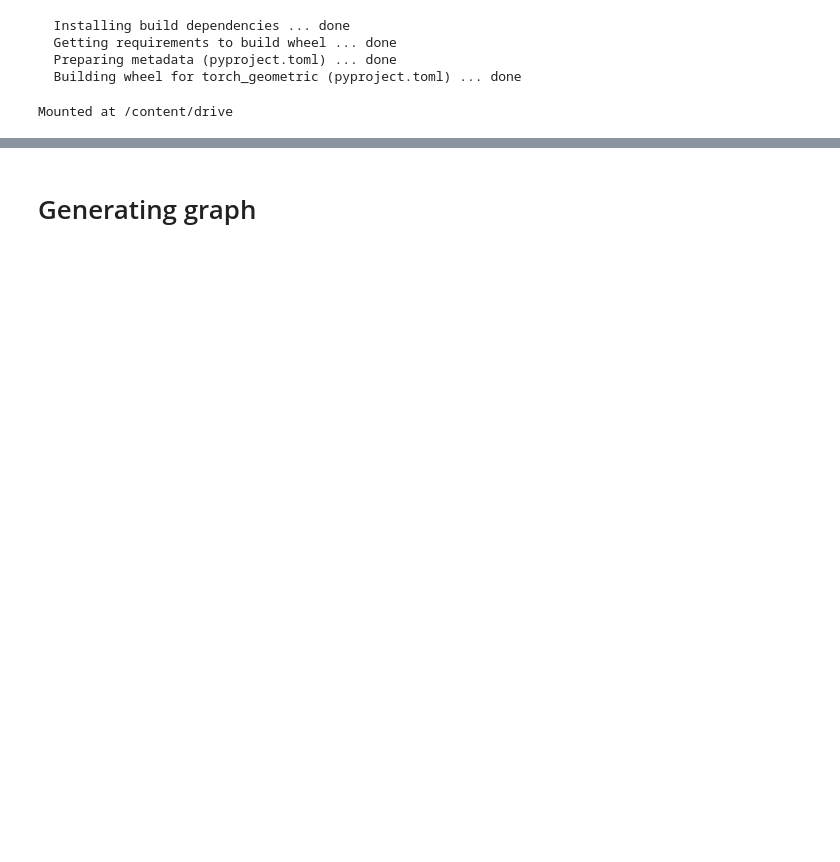
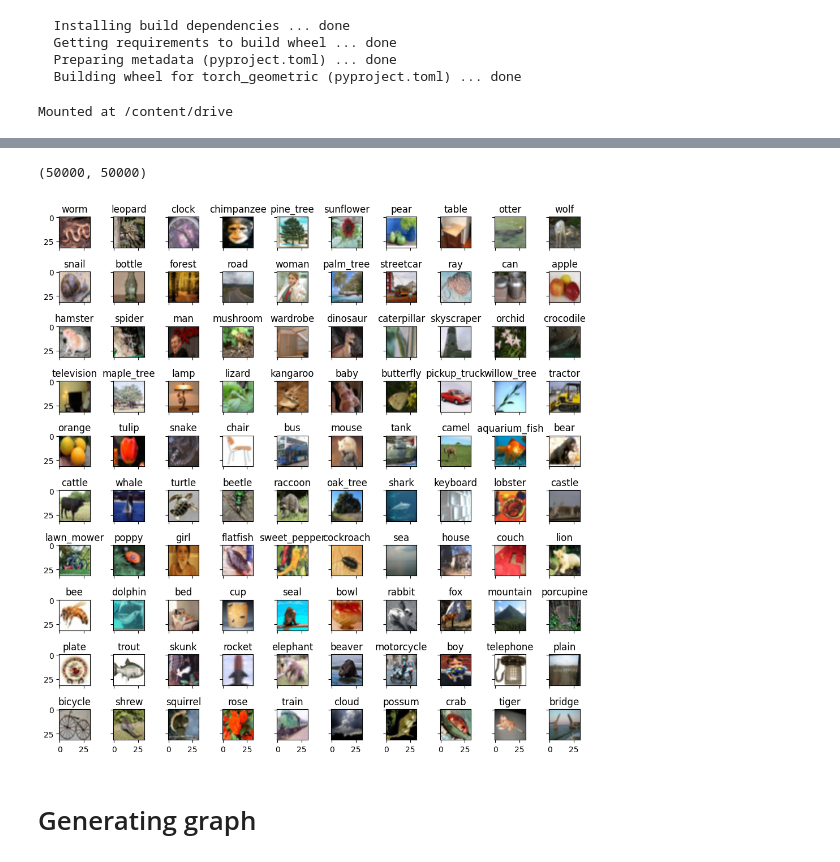
Before and after one commit to hatrg01/GATCLML, a Jupyter notebook: GATMetricLearning.ipynb, the cells around one changed output, grey strips where cells are left out. Drawn from its saved outputs; the diff is of its cells as text; code cells hidden in the pictures; blank space fills up the shorter version.

```diff
--- a/GATMetricLearning.ipynb
+++ b/GATMetricLearning.ipynb
@@ -75,3 +134,28 @@ plt.tight_layout()
+# %%
+datadir = './CIFARv2/train/'
+try:
+  categories = os.listdir(datadir)
+except AttributeError:
+  print('No folder')
+
+images, labels = get_img(datadir)
+len(images), len(labels)
+# %% [output]
+(50000, 50000)
+# %%
+import matplotlib.pyplot as plt
+fig, ax = plt.subplots(nrows=10, ncols=10, sharex=True, sharey=True, figsize=(10, 10))
+k = 0
+for i in range(10):
+  for j in range(10):
+    index = k*500
+    img = images[index]
+    ax[i][j].imshow(img)
+    ax[i][j].set_title(categories[labels[index]])
+    k += 1
+plt.tight_layout()
+# %% [output]
+[figure, added]
 # %% [markdown]
 # Generating graph
 # %%
```
Also changed, not shown: parts of 17 cells of this notebook.
